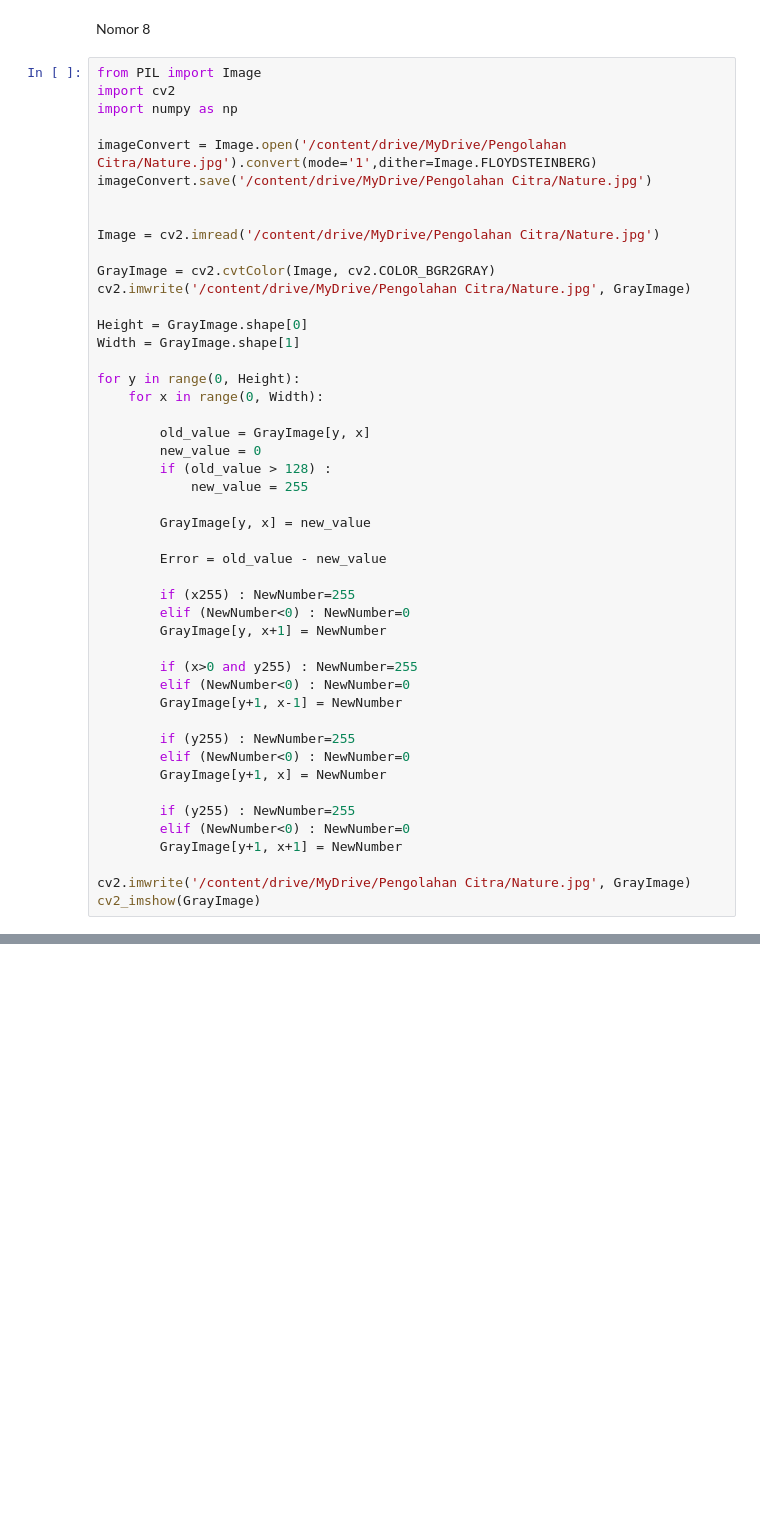
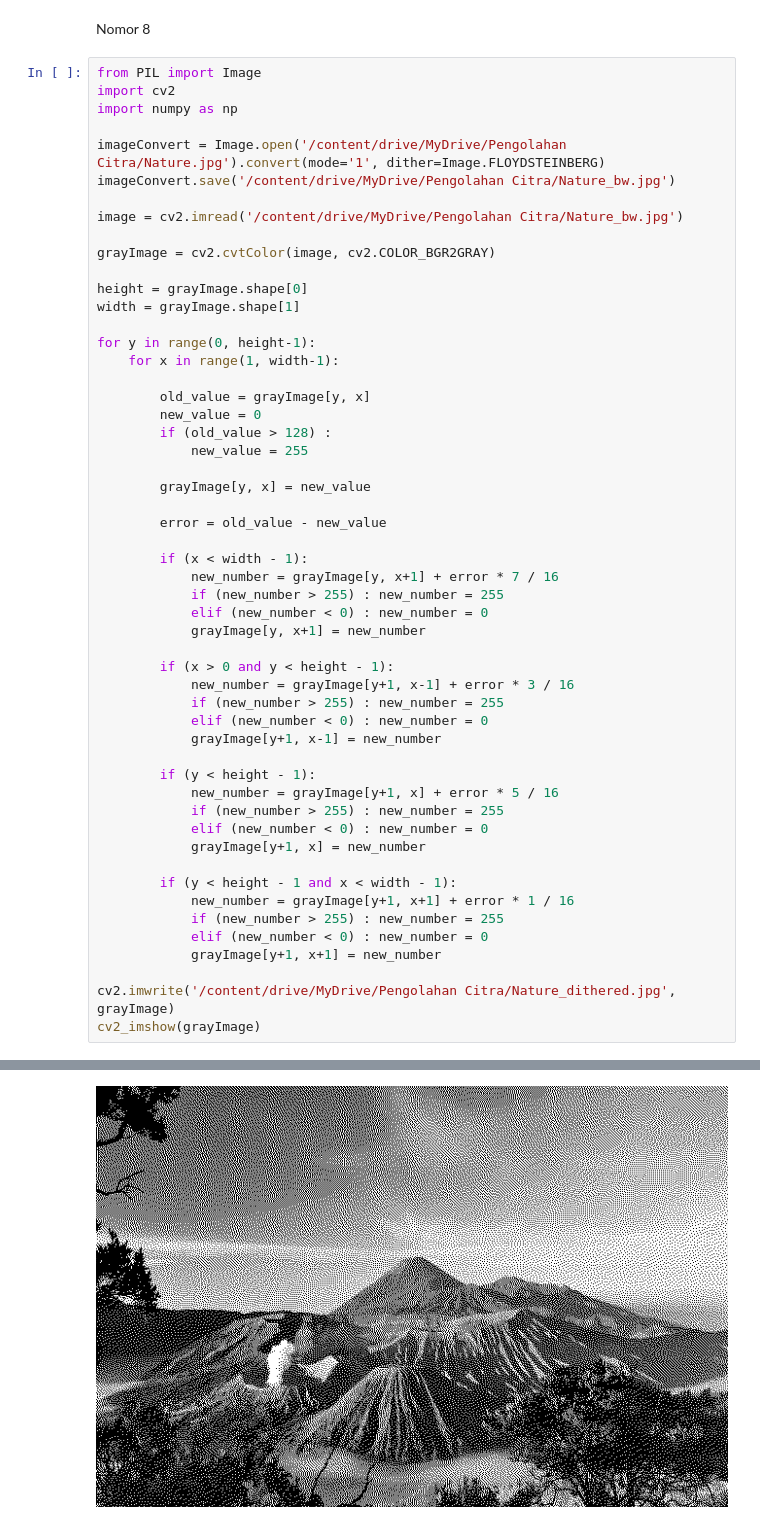
Before and after one commit to charissaida/PCVK_Genap2023, a Jupyter notebook: Week6.ipynb, the cells around one changed output, grey strips where cells are left out. Saved outputs shown, nothing was run; the diff lists cells and outputs as text; blank space fills up the shorter version.

```diff
--- a/Week6.ipynb
+++ b/Week6.ipynb
@@ -187,46 +227,52 @@ from PIL import Image
 import cv2
 import numpy as np
 
-imageConvert = Image.open('/content/drive/MyDrive/Pengolahan Citra/Nature.jpg').convert(mode='1',dither=Image.FLOYDSTEINBERG)
-imageConvert.save('/content/drive/MyDrive/Pengolahan Citra/Nature.jpg')
+imageConvert = Image.open('/content/drive/MyDrive/Pengolahan Citra/Nature.jpg').convert(mode='1', dither=Image.FLOYDSTEINBERG)
+imageConvert.save('/content/drive/MyDrive/Pengolahan Citra/Nature_bw.jpg')
 
+image = cv2.imread('/content/drive/MyDrive/Pengolahan Citra/Nature_bw.jpg')
 
-Image = cv2.imread('/content/drive/MyDrive/Pengolahan Citra/Nature.jpg')
+grayImage = cv2.cvtColor(image, cv2.COLOR_BGR2GRAY)
 
-GrayImage = cv2.cvtColor(Image, cv2.COLOR_BGR2GRAY)
-cv2.imwrite('/content/drive/MyDrive/Pengolahan Citra/Nature.jpg', GrayImage)
+height = grayImage.shape[0]
+width = grayImage.shape[1]
 
-Height = GrayImage.shape[0]
-Width = GrayImage.shape[1]
+for y in range(0, height-1):
+    for x in range(1, width-1):
 
-for y in range(0, Height):
-    for x in range(0, Width):
-
-        old_value = GrayImage[y, x]
+        old_value = grayImage[y, x]
         new_value = 0
         if (old_value > 128) :
             new_value = 255
 
-        GrayImage[y, x] = new_value
+        grayImage[y, x] = new_value
 
-        Error = old_value - new_value
+        error = old_value - new_value
 
-        if (x255) : NewNumber=255
-        elif (NewNumber<0) : NewNumber=0
-        GrayImage[y, x+1] = NewNumber
+        if (x < width - 1):
+            new_number = grayImage[y, x+1] + error * 7 / 16
+            if (new_number > 255) : new_number = 255
+            elif (new_number < 0) : new_number = 0
+            grayImage[y, x+1] = new_number
 
-        if (x>0 and y255) : NewNumber=255
-        elif (NewNumber<0) : NewNumber=0
-        GrayImage[y+1, x-1] = NewNumber
+        if (x > 0 and y < height - 1):
+            new_number = grayImage[y+1, x-1] + error * 3 / 16
+            if (new_number > 255) : new_number = 255
+            elif (new_number < 0) : new_number = 0
+            grayImage[y+1, x-1] = new_number
 
-        if (y255) : NewNumber=255
-        elif (NewNumber<0) : NewNumber=0
-        GrayImage[y+1, x] = NewNumber
+        if (y < height - 1):
+            new_number = grayImage[y+1, x] + error * 5 / 16
+            if (new_number > 255) : new_number = 255
+            elif (new_number < 0) : new_number = 0
+            grayImage[y+1, x] = new_number
 
-        if (y255) : NewNumber=255
-        elif (NewNumber<0) : NewNumber=0
-        GrayImage[y+1, x+1] = NewNumber
+        if (y < height - 1 and x < width - 1):
+            new_number = grayImage[y+1, x+1] + error * 1 / 16
+            if (new_number > 255) : new_number = 255
+            elif (new_number < 0) : new_number = 0
+            grayImage[y+1, x+1] = new_number
 
-cv2.imwrite('/content/drive/MyDrive/Pengolahan Citra/Nature.jpg', GrayImage)
-cv2_imshow(GrayImage)
+cv2.imwrite('/content/drive/MyDrive/Pengolahan Citra/Nature_dithered.jpg', grayImage)
+cv2_imshow(grayImage)
 # %% [output]
@@ -233,0 +279 @@ NameError: ignored
+[figure, added]
```
Also changed, not shown: parts of 4 cells of this notebook.
